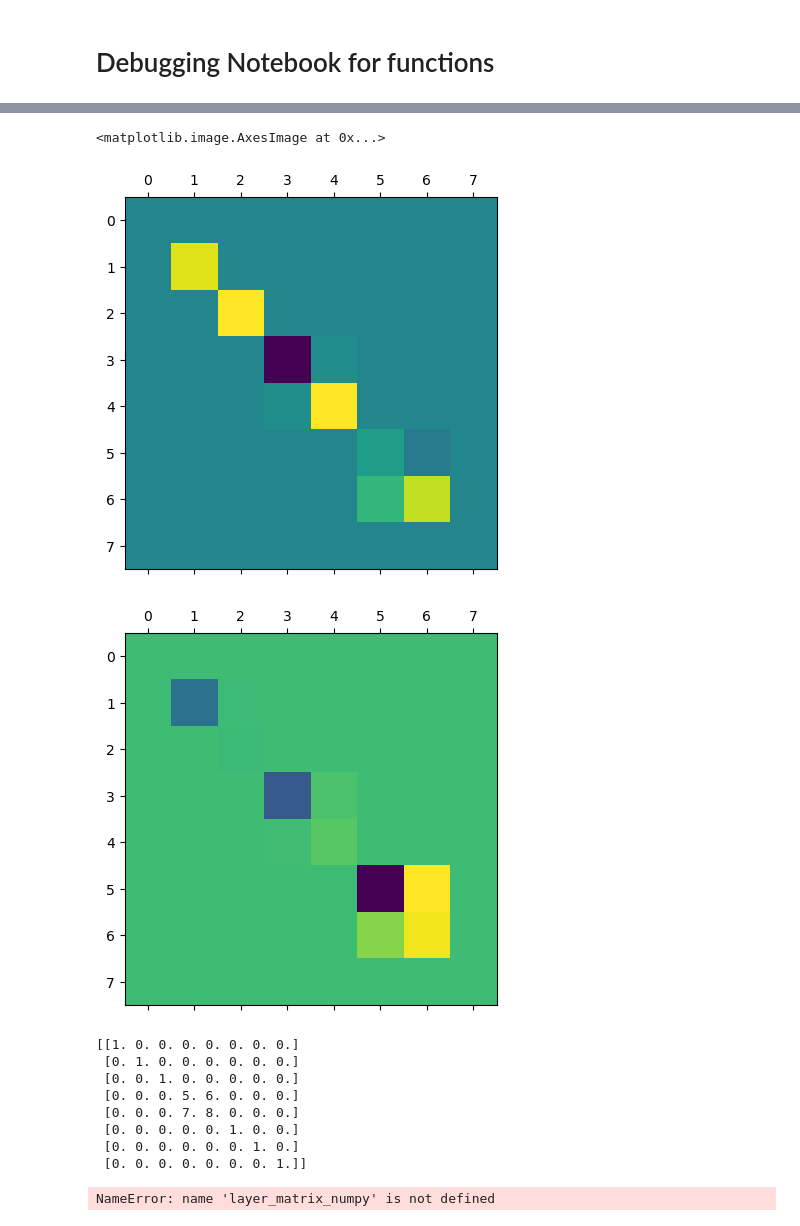
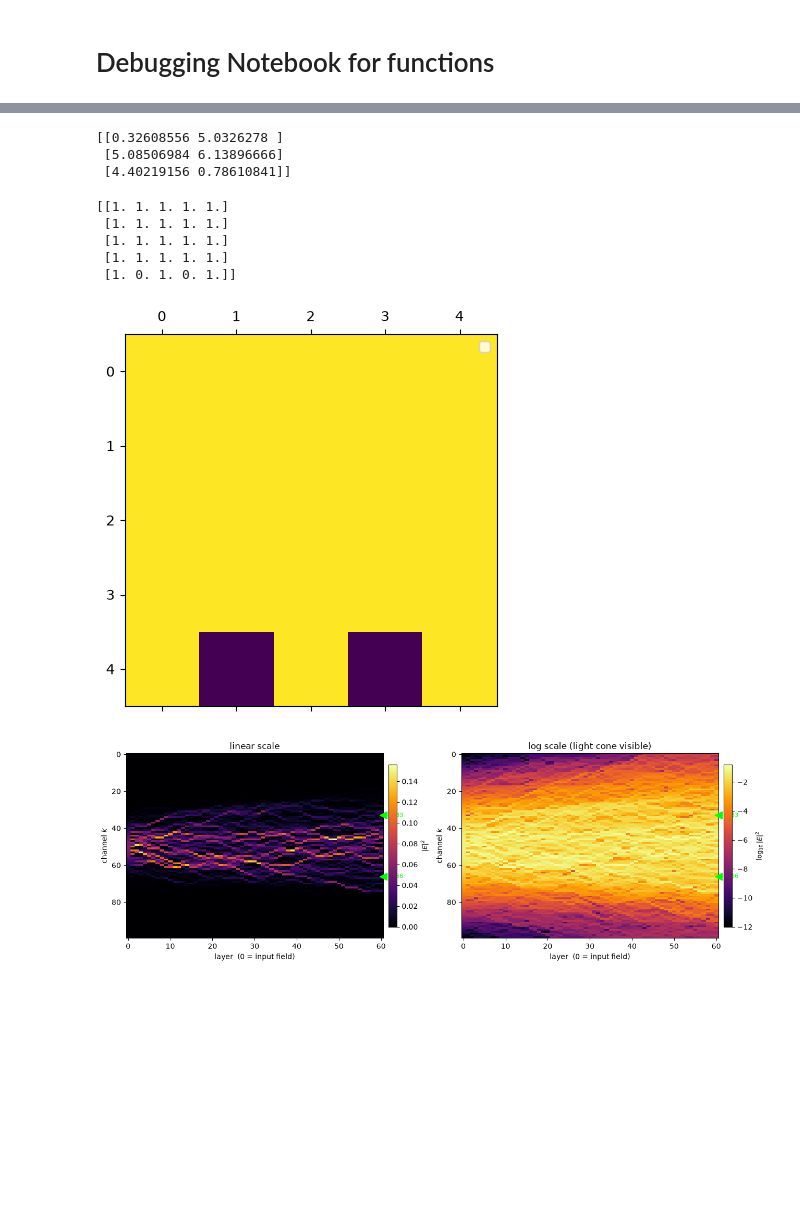
Before and after one commit to kaschdaniel/MANTIS, a Jupyter notebook: Debug.ipynb, the cells around one changed output, grey strips where cells are left out. Drawn from its saved outputs; the diff is of its cells as text; code cells hidden in the pictures; blank space fills up the shorter version.

```diff
--- a/Debug.ipynb
+++ b/Debug.ipynb
@@ -41,37 +49,24 @@ print(np.abs(E_out))
-# %%
-a=build_layer(thetas, phis, 1)
-plt.matshow(np.real(a))
-plt.matshow(np.imag(a))
-# %% [output]
-<matplotlib.image.AxesImage at 0x...>
-[figure, removed]
-[figure, removed]
-# %%
-# 1. Erstelle die 8x8 Einheitsmatrix
-I = np.eye(8)
-
-# 2. Deine 2x2 Matrix, die eingefügt werden soll
-A = np.array([[5, 6],
-              [7, 8]])
-
-# 3. Definiere die Startposition auf der Diagonalen (z.B. Index 2)
-# Das bedeutet, die Matrix sitzt an den Zeilen/Spalten 2 und 3.
-start = 3
-end = start + 2
-
-# 4. Den Bereich "maskieren" und mit A überschreiben
-I[start:end, start:end] = A
-
-print(I)
-
-layer_matrix_numpy(thetas, phis)
-# %% [output]
-[[1. 0. 0. 0. 0. 0. 0. 0.]
- [0. 1. 0. 0. 0. 0. 0. 0.]
- [0. 0. 1. 0. 0. 0. 0. 0.]
- [0. 0. 0. 5. 6. 0. 0. 0.]
- [0. 0. 0. 7. 8. 0. 0. 0.]
- [0. 0. 0. 0. 0. 1. 0. 0.]
- [0. 0. 0. 0. 0. 0. 1. 0.]
- [0. 0. 0. 0. 0. 0. 0. 1.]]
-NameError: name 'layer_matrix_numpy' is not defined
+# %%
+import numpy as np
+l,w = 2,3
+rng = np.random.default_rng()
+thetas = rng.uniform(0, 2 * np.pi, (w,l))
+print(thetas)
+# %% [output]
+[[0.32608556 5.0326278 ]
+ [5.08506984 6.13896666]
+ [4.40219156 0.78610841]]
+# %%
+a=np.ones((5,5))
+a[-1, 1::2] = 0
+
+plt.matshow(a)
+plt.legend()
+print(a)
+# %% [output]
+[[1. 1. 1. 1. 1.]
+ [1. 1. 1. 1. 1.]
+ [1. 1. 1. 1. 1.]
+ [1. 1. 1. 1. 1.]
+ [1. 0. 1. 0. 1.]]
+[figure, added]
@@ -77,0 +75,17 @@ NameError: name 'layer_matrix_numpy' is not defined
+# %%
+# --- Intensitaets-Plot, realistisches Mesh N=100 ---
+N2, L2 = 100, 60
+p2 = set_random_weights(L2, N2 // 2)
+x2 = np.arange(N2)
+E2 = np.exp(-((x2 - N2/2)**2) / (2*10**2)).astype(np.complex128)
+E2 /= np.linalg.norm(E2)
+I2 = np.abs(forward_all_layers_with_history(E2, p2))**2
+
+fig, axes = plt.subplots(1, 2, figsize=(13, 4.5))
+plot_intensity_map(I2, detectors=[33, 66], ax=axes[0],#
+                    title="linear scale")
+plot_intensity_map(I2, detectors=[33, 66], ax=axes[1], log=True,
+                    title="log scale (light cone visible)")
+fig.tight_layout()
+# %% [output]
+[figure, added]
```
Also changed, not shown: parts of 4 cells of this notebook, 2 other files.
